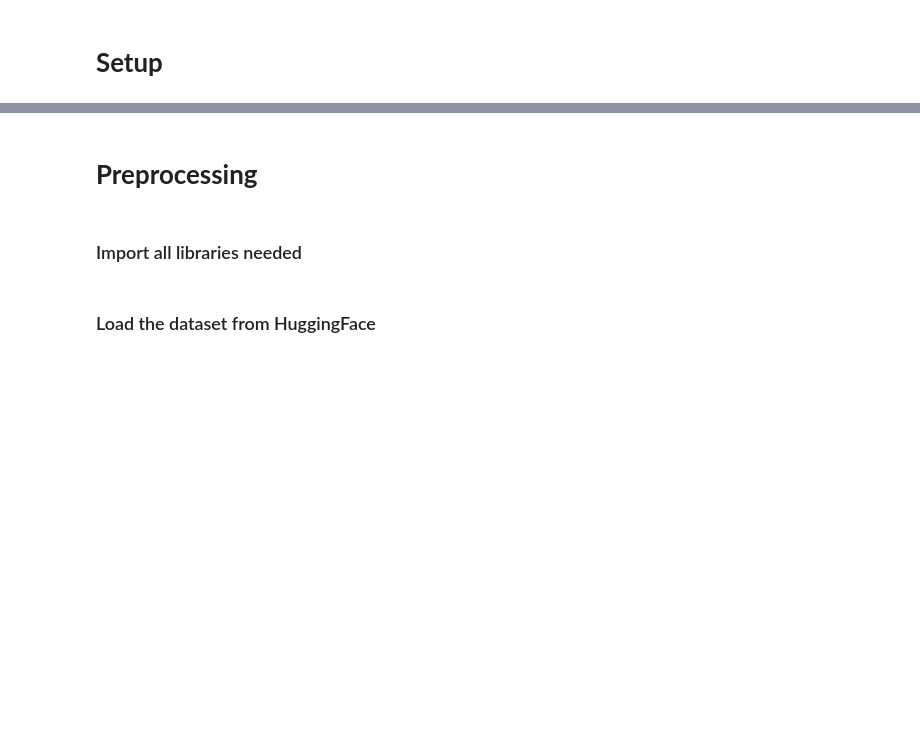
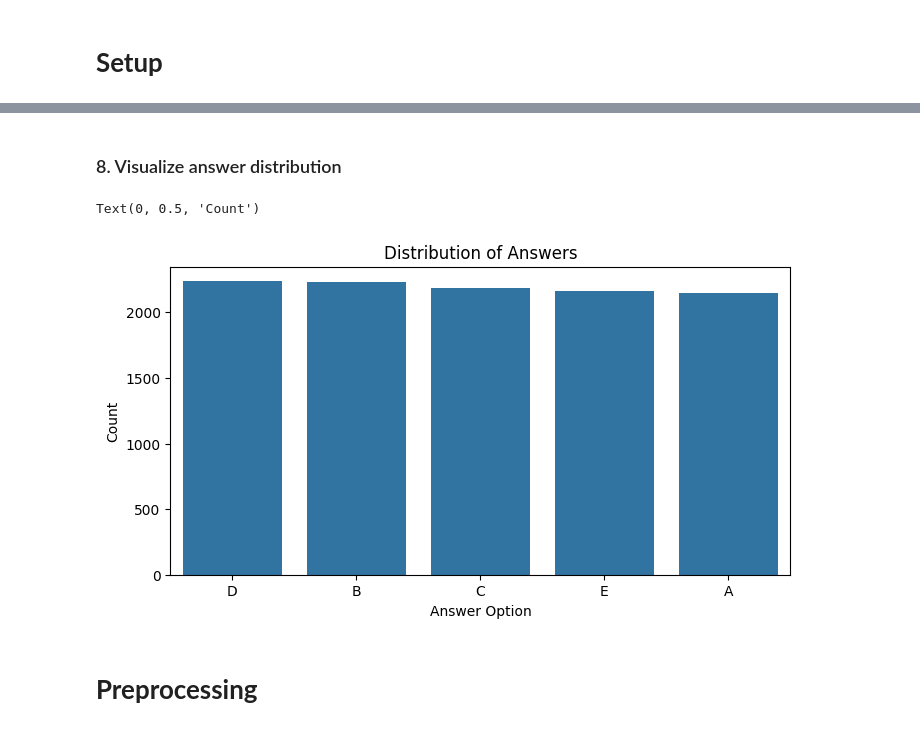
Before and after one commit to FabianDubach/NLP, a Jupyter notebook: _Project/project_1.ipynb, the cells around one changed output, grey strips where cells are left out. Saved outputs shown, nothing was run; the diff lists cells and outputs as text; code cells hidden in the pictures; blank space fills up the shorter version.

```diff
--- a/_Project/project_1.ipynb
+++ b/_Project/project_1.ipynb
@@ -43,4 +301,13 @@ View run at https://wandb.ai/fabian-dubach-hochschule-luzern/experiment-tracking
+# %% [markdown]
+### 8. Visualize answer distribution
+# %%
+plt.figure(figsize=(8, 4))
+sns.countplot(x='answer_letter', data=combined_df, order=combined_df['answer_letter'].value_counts().index)
+plt.title('Distribution of Answers')
+plt.xlabel('Answer Option')
+plt.ylabel('Count')
+# %% [output]
+Text(0, 0.5, 'Count')
+[figure, added]
 # %% [markdown]
 # **Preprocessing**
-# %% [markdown]
-### Import all libraries needed
@@ -63,2 +313,0 @@ torch.backends.cudnn.deterministic = True
-# %% [markdown]
-### Load the dataset from HuggingFace
```
Also changed, not shown: parts of 59 cells of this notebook.
